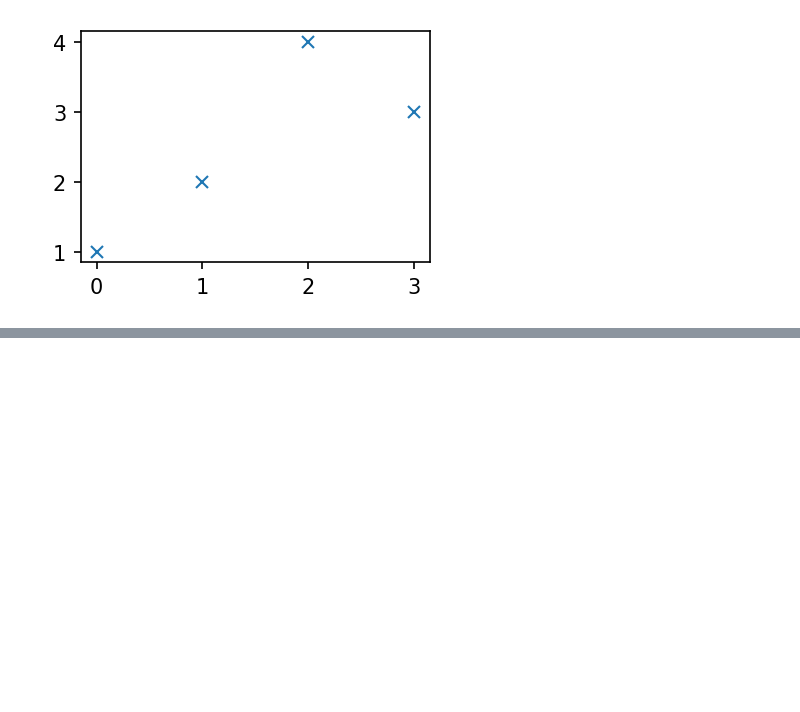
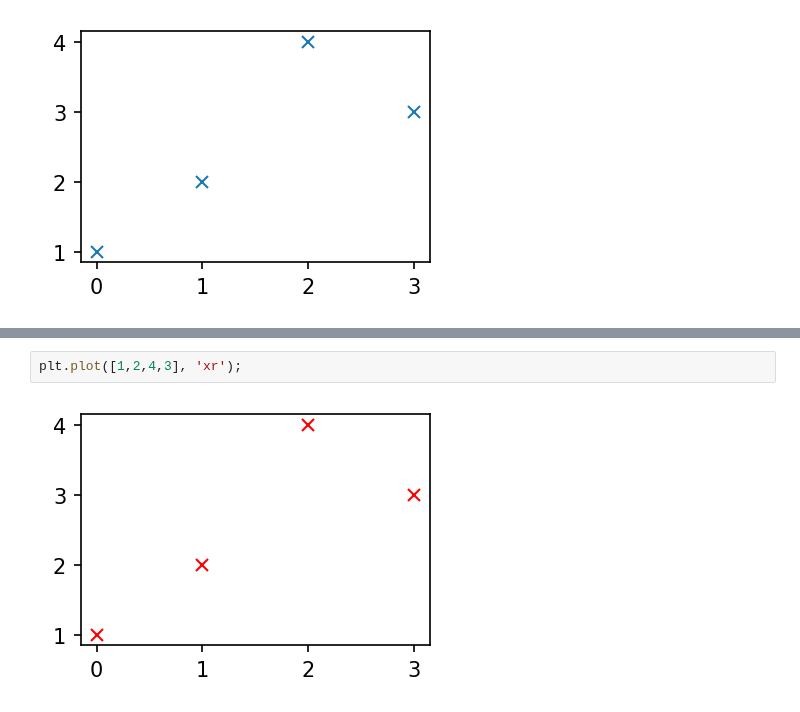
Before and after one commit to va4756/big_RaeJung, a Jupyter notebook: choi_guis_01.ipynb, the cells around one changed output, grey strips where cells are left out. Drawn from its saved outputs; the diff is of its cells as text; blank space fills up the shorter version.

```diff
--- a/choi_guis_01.ipynb
+++ b/choi_guis_01.ipynb
@@ -241,0 +246,4 @@ plt.plot([1,2,4,3], 'x');
+# %%
+plt.plot([1,2,4,3], 'xr');
+# %% [output]
+[figure, added]
```
Also changed, not shown: parts of 54 cells of this notebook.
